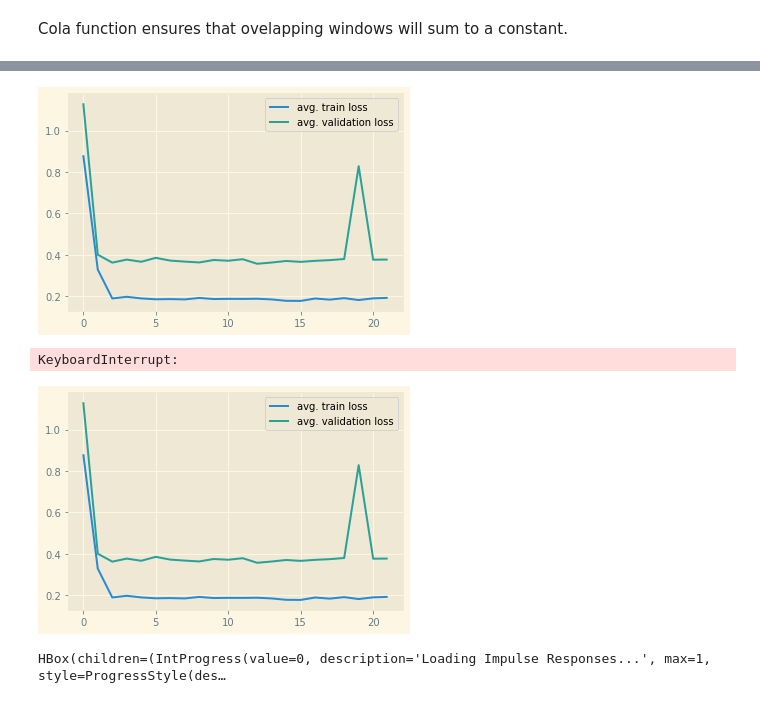
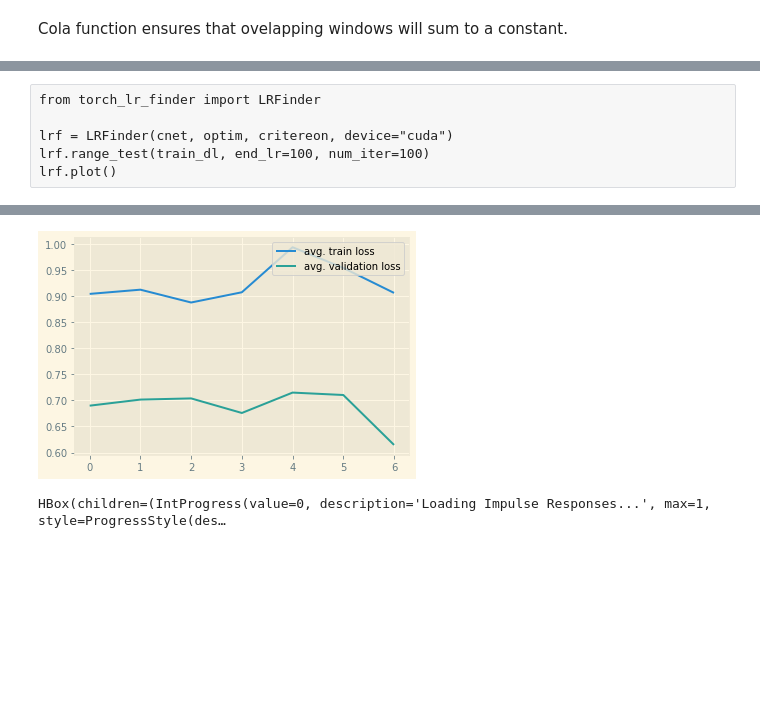
Before and after one commit to ZeroCHENml/DeReverb, a Jupyter notebook: Using_Dataloader.ipynb, the cells around one changed output, grey strips where cells are left out. Drawn from its saved outputs; the diff is of its cells as text; code cells hidden in the pictures; blank space fills up the shorter version.

```diff
--- a/Using_Dataloader.ipynb
+++ b/Using_Dataloader.ipynb
@@ -34,7 +37,7 @@ HBox(children=(IntProgress(value=0, description='Resampling Impulse Responses...
 # %% [markdown]
 ## Create a Dataset
 # %%
-dataset = DeReverbDataset(data_path, rev_tfms=rev_tfms, clean_tfms=clean_tfms)
+dataset = DeReverbDataset(data_path, rev_tfms=rev_tfms, crop_load=crop_load)
 
 train_size = int(0.8 * len(dataset))
 valid_size = len(dataset) - train_size
@@ -42,8 +45,7 @@ train_ds, valid_ds = torch.utils.data.random_split(dataset, [train_size, valid_s
 # %% [markdown]
 ## Create a Dataloader
 # %%
-bs = 32
-train_dl = DataLoader(train_ds, batch_size=bs, shuffle=True, num_workers=6, pin_memory=True)
-valid_dl = DataLoader(valid_ds, batch_size=bs, shuffle=True, num_workers=6, pin_memory=True)
+train_dl = DataLoader(train_ds, batch_size=bs, shuffle=True, num_workers=12, pin_memory=True)
+valid_dl = DataLoader(valid_ds, batch_size=bs, shuffle=True, num_workers=12, pin_memory=True)
 # %% [markdown]
 ## Check out some data
@@ -145,3 +142,10 @@ class ConvNet(nn.Module):
             except:
                 pass
         return output
+# %%
+hop_len=256
+frame = 0
+size = 1024
+x = speech_ex
+f = x[:,hop_len*frame:hop_len*frame+size].unsqueeze(-1).unsqueeze(0)
+amp,phase = fourier(f, size//2)
@@ -148,3 +174,6 @@ class ConvNet(nn.Module):
+# %%
+def fourier(x, frame_len):
+    return taf.magphase(x.rfft(1)[:,:,:frame_len,:])
 # %%
 # Try to destroy any existing network on the GPU before creating new
 try:
@@ -155,8 +184,14 @@ cnet = ConvNet(kernel_size=7)
 cnet.cuda()
 critereon = nn.MSELoss()
 optim = torch.optim.Adam(cnet.parameters(), lr=1e-3)
+# %% [raw]
+from torch_lr_finder import LRFinder
+
+lrf = LRFinder(cnet, optim, critereon, device="cuda")
+lrf.range_test(train_dl, end_lr=100, num_iter=100)
+lrf.plot()
 # %%
-n_epochs = 50
+n_epochs = 7
 
 mb = master_bar(range(n_epochs))
 mb.names = ['avg. train loss', 'avg. validation loss']
@@ -169,40 +204,38 @@ for epoch in mb:
 
         # Index needed for some ridiculous reason because torch.rfft
         # has one extra element than it needs
-        inputs = data['reverbed'].cuda().rfft(1)[:,:,:1024,:].flatten(-2)
-        targets = data['clean'].cuda().rfft(1)[:,:,:1024,:].flatten(-2)
+        inputs = fourier(data[0].cuda(), frame_len//2)[0]
+        targets = fourier(data[1].cuda(), frame_len//2)[0]
 
         optim.zero_grad()
 
         outputs = cnet.forward(inputs)
         loss = critereon(outputs, targets)
         loss.backward()
         optim.step()
 
         tl += loss.cpu().detach().numpy()
     train_losses.append(tl/train_size)
 
     cnet.eval()
     vl = 0
     with torch.no_grad():
         for data in progress_bar(valid_dl, parent=mb):
-            inputs = data['reverbed'].cuda().rfft(1)[:,:,:1024,:].flatten(-2)
-            targets = data['clean'].cuda().rfft(1)[:,:,:1024,:].flatten(-2)
+            inputs = fourier(data[0].cuda(), frame_len//2)[0]
+            targets = fourier(data[1].cuda(), frame_len//2)[0]
 
             outputs = cnet.forward(inputs)
             loss = critereon(outputs, targets)
 
             vl += loss.cpu().detach().numpy()
 
         valid_losses.append(vl/valid_size)
 
     mb.update_graph([[range(len(train_losses)), train_losses], [range(len(valid_losses)), valid_losses]])
     #print(f'epoch {epoch} loss: {epoch_loss}')
 # %% [output]
 [interactive output not drawn]
-[figure, old version]
+[figure, new version]
-KeyboardInterrupt:
-[figure, removed]
 # %%
 ir_ex = ta.transforms.Resample(48000, 16000)(ta.load((data_path/'impulse-responses').ls()[2])[0])[0,:]
 
```
Also changed, not shown: parts of 21 cells of this notebook, 4 other files.
